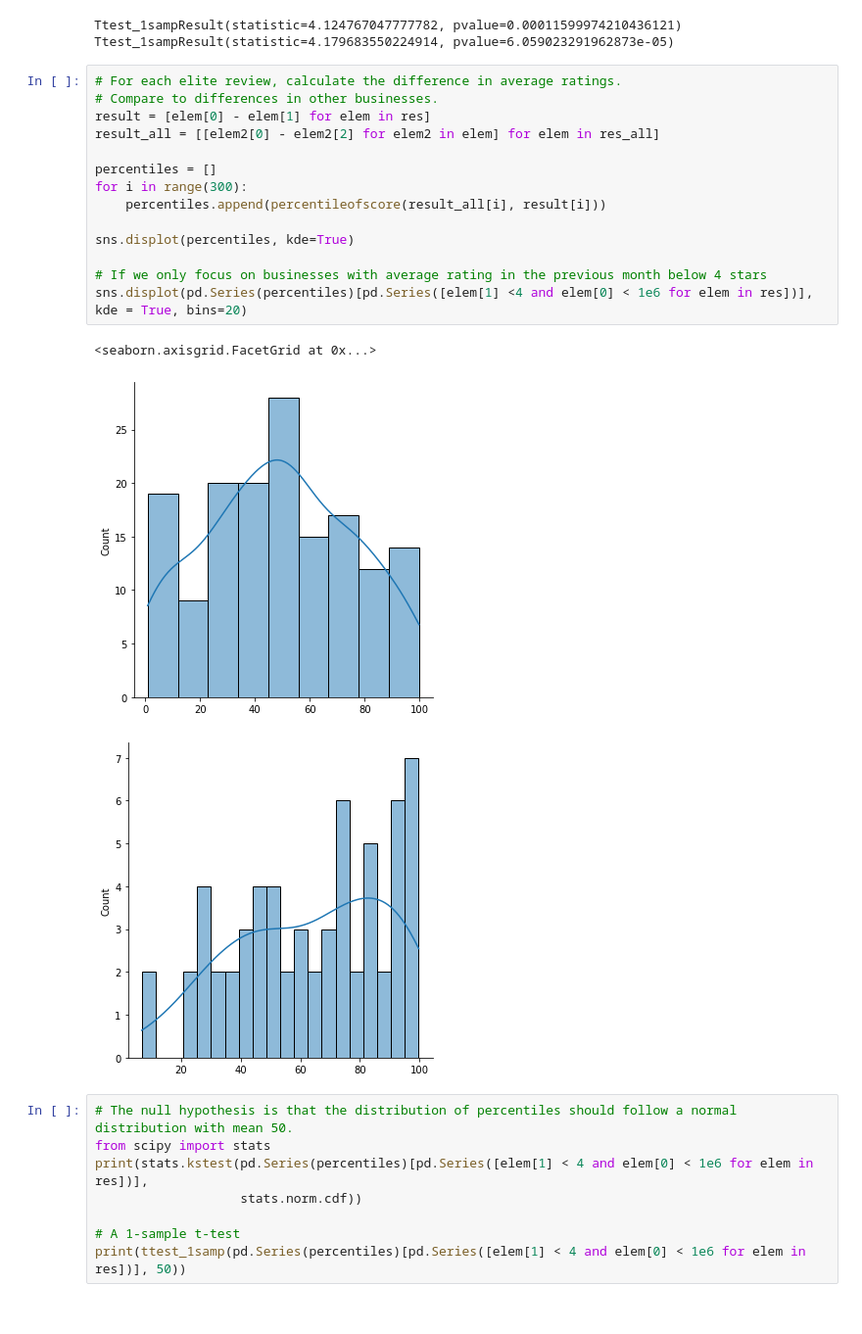
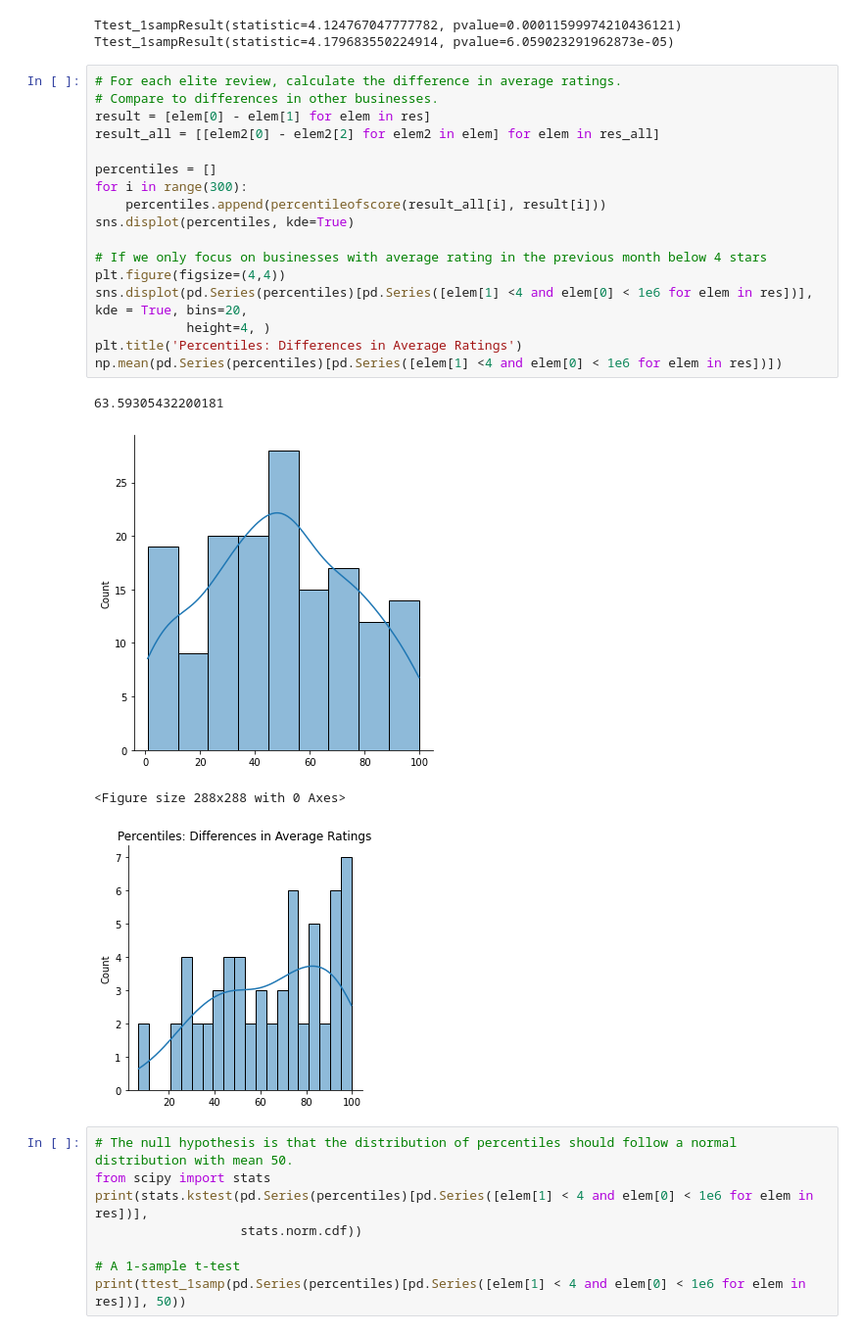
Before and after one commit to ohammond1/Stat628-Module3, a Jupyter notebook: code/chongxuan.ipynb, the cells around one changed output. Shown at 98% size. Cells and saved outputs as stored; diff of their text form.

```diff
--- a/code/chongxuan.ipynb
+++ b/code/chongxuan.ipynb
@@ -107,21 +114,25 @@ Ttest_1sampResult(statistic=4.179683550224914, pvalue=6.059023291962873e-05)
 # %%
 # For each elite review, calculate the difference in average ratings.
 # Compare to differences in other businesses.
 result = [elem[0] - elem[1] for elem in res]
 result_all = [[elem2[0] - elem2[2] for elem2 in elem] for elem in res_all]
 
 percentiles = []
 for i in range(300):
     percentiles.append(percentileofscore(result_all[i], result[i]))
-
 sns.displot(percentiles, kde=True)
 
 # If we only focus on businesses with average rating in the previous month below 4 stars
-sns.displot(pd.Series(percentiles)[pd.Series([elem[1] <4 and elem[0] < 1e6 for elem in res])], kde = True, bins=20)
+plt.figure(figsize=(4,4))
+sns.displot(pd.Series(percentiles)[pd.Series([elem[1] <4 and elem[0] < 1e6 for elem in res])], kde = True, bins=20,
+            height=4, )
+plt.title('Percentiles: Differences in Average Ratings')
+np.mean(pd.Series(percentiles)[pd.Series([elem[1] <4 and elem[0] < 1e6 for elem in res])])
 # %% [output]
-<seaborn.axisgrid.FacetGrid at 0x...>
+63.59305432200181
 [figure]
+<Figure size 288x288 with 0 Axes>
-[figure, old version]
+[figure, new version]
 # %%
 # The null hypothesis is that the distribution of percentiles should follow a normal distribution with mean 50.
 from scipy import stats
```
Also changed, not shown: parts of 3 cells of this notebook.
